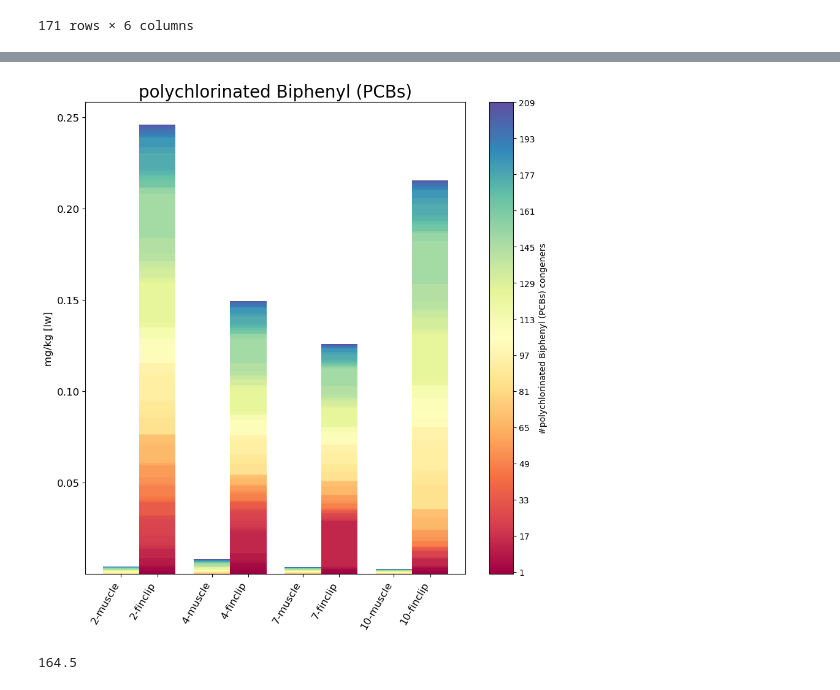
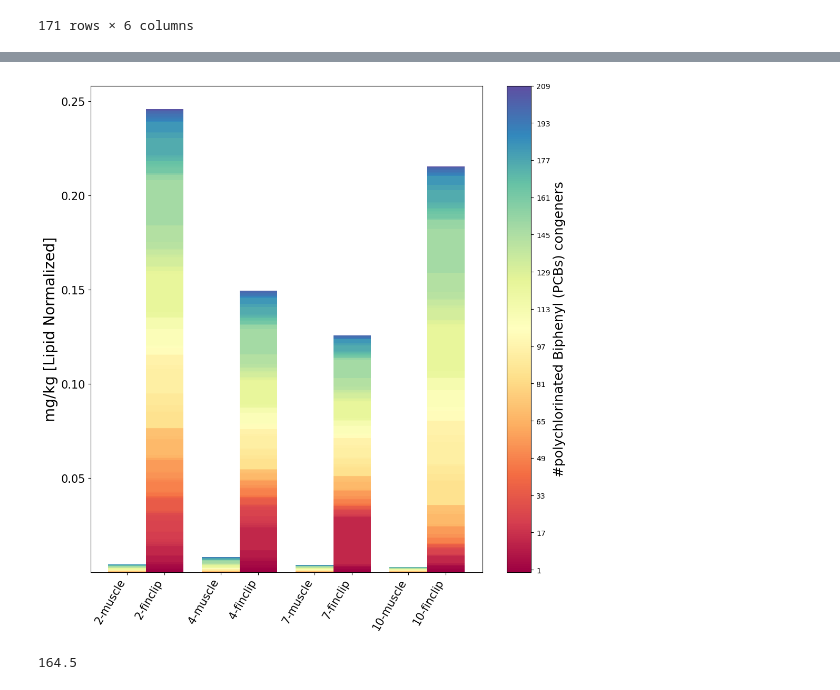
Before and after one commit to amirmtaghizadegan/Sturgeon, a Jupyter notebook: finclips.ipynb, the cells around one changed output, grey strips where cells are left out. Cells and saved outputs as stored; diff of their text form; code cells hidden in the pictures.

Commit message:
Title changed

```diff
--- a/finclips.ipynb
+++ b/finclips.ipynb
@@ -176,7 +176,7 @@ for r in t["CLIENT_ID"].unique():
 [figure]
 ... (7 outputs left out)
 # %%
-t= lipid_table
+t= blankcorrect_table
 
 for r in t["CLIENT_ID"].unique():
     plt.figure(facecolor='white')
@@ -213,6 +213,6 @@ for r in t["CLIENT_ID"].unique():
 # %%
-t= lipid_table.copy()
-#t = t.loc[:, t.sum(axis=0) != 0]
+t= blankcorrect_table
+t = t.loc[:, t.sum(axis=0) != 0]
 t = t.loc[:, t.loc[t.tag == 'muscle', :].sum(axis=0) != 0] # for removing the rest (without muscle)
 
 x = np.arange(len(t.columns[2:]))*2
@@ -221,7 +221,7 @@ bottom1 = 0 #muslce
 bottom2 = 0 #finclip
 
 plt.figure(facecolor='white', figsize=(10, 10))
-plt.xticks(np.r_[x+(width/2), x-(width/2)], np.r_[t.columns[2:]+"-finclip", t.columns[2:]+"-muscle"], rotation = 60, ha = 'right', fontsize = 15)
+plt.xticks(np.r_[x+(width/2), x-(width/2)], np.r_[t.columns[2:]+"-finclip", t.columns[2:]+"-muscle"], rotation = 60, ha = 'right', fontsize = 20)
 cmap = plt.get_cmap('Spectral')
 z_c = len(t['CLIENT_ID'].unique())
 for i, r in enumerate(t["CLIENT_ID"].unique()):
@@ -238,8 +238,8 @@ for i, r in enumerate(t["CLIENT_ID"].unique()):
     y[np.isnan(y)] = 0
     bottom2 = y + bottom2
 
-    plt.title('Polychlorinated dibenzo-p-dioxins (PCDDs) and polychlorinated dibenzofurans (PCDFs)', fontsize = 15)
-    plt.legend(bbox_to_anchor = (1, 1))
-plt.ylabel("pg/g [lw]", fontsize = 20)
-plt.yticks(fontsize = 12);
+    #plt.title('Polychlorinated dibenzo-p-dioxins (PCDDs) and polychlorinated dibenzofurans (PCDFs)', fontsize = 30)
+    plt.legend(bbox_to_anchor = (1, 1), fontsize =15)
+plt.ylabel("pg/g [Lipid Normalized]", fontsize =20)
+plt.yticks(fontsize = 15);
 # %% [output]
@@ -385,40 +385,40 @@ t = pcb_table.copy()
 
 t = t.loc[:, t.loc[t.tag == 'muscle', :].sum(axis=0) != 0] # for removing the rest (without muscle)
 x = np.arange(len(t.columns[2:]))*2
 width = 0.8
 bottom1 = 0
 bottom2= 0
-plt.figure(facecolor='white', figsize=(10, 10))
-plt.xticks(np.r_[x+(width/2), x-(width/2)], np.r_[t.columns[2:]+"-finclip", t.columns[2:]+"-muscle"], rotation = 60, ha = 'right', fontsize = 12)
+plt.figure(facecolor='white', figsize=(12, 12))
+plt.xticks(np.r_[x+(width/2), x-(width/2)], np.r_[t.columns[2:]+"-finclip", t.columns[2:]+"-muscle"], rotation = 60, ha = 'right', fontsize = 15)
 cmap = plt.get_cmap('Spectral')
 z_c = len(t['CLIENT_ID'].unique())
 for i, r in enumerate(t["CLIENT_ID"].unique()):
     color = cmap(i/z_c)
     temp = t.loc[(t.CLIENT_ID == r) & (t.tag == "muscle"), t.columns[2:]]
     y = temp.to_numpy("float")[0]/1000000
     plt.bar(x - (width/2),y, width=width, color = color, bottom = bottom1)
     y[np.isnan(y)] = 0
     bottom1 = bottom1 + y
 
     temp = t.loc[(t.CLIENT_ID == r) & (t.tag == "finclip"), temp.columns]
     y = temp.to_numpy("float")[0]/1000000
     plt.bar(x + width/2, y, width=width, label = f"{r}", color = color, bottom = bottom2)
     y[np.isnan(y)] = 0
     bottom2 = bottom2 + y
 
-    plt.title('polychlorinated Biphenyl (PCBs)', fontsize = 20)
+    #plt.title('polychlorinated Biphenyl (PCBs)', fontsize = 20)
     #plt.legend(bbox_to_anchor = (1, 1), ncol = 4)
 
 
 sm = plt.cm.ScalarMappable(cmap=cmap, norm=plt.Normalize(vmin=0, vmax=209))
 sm.set_array([])  # Setting an empty array to the color bar
 cbar = plt.colorbar(sm, ticks=np.arange(1, 210, 16))
-cbar.set_label('#polychlorinated Biphenyl (PCBs) congeners')
+cbar.set_label('#polychlorinated Biphenyl (PCBs) congeners', fontsize = 18)
 
-plt.ylabel("mg/kg [lw]", fontsize = 12)
-plt.yticks(fontsize = 12);
+plt.ylabel("mg/kg [Lipid Normalized]", fontsize = 20)
+plt.yticks(fontsize = 15);
 # %% [output]
-[figure, old version]
+[figure, new version]
 # %%
 t
 329/2
```
Also changed, not shown: parts of 3 cells of this notebook.
